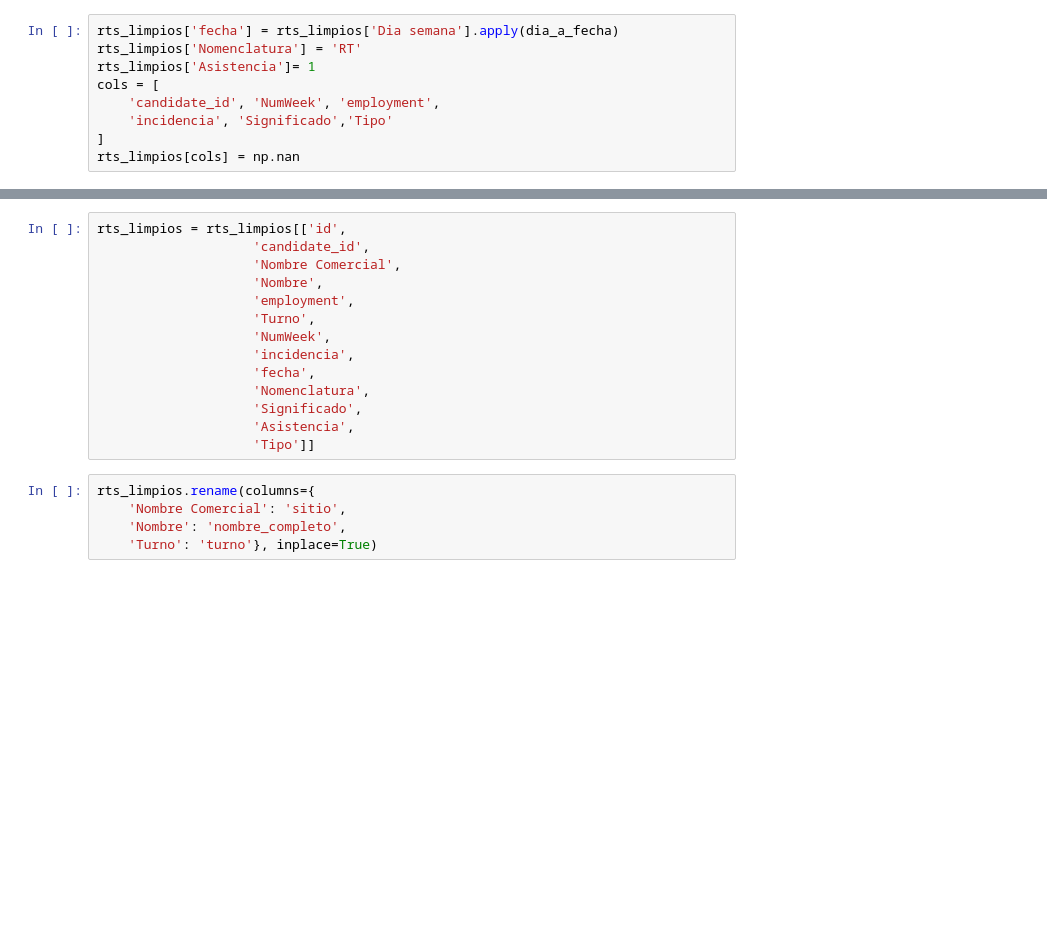
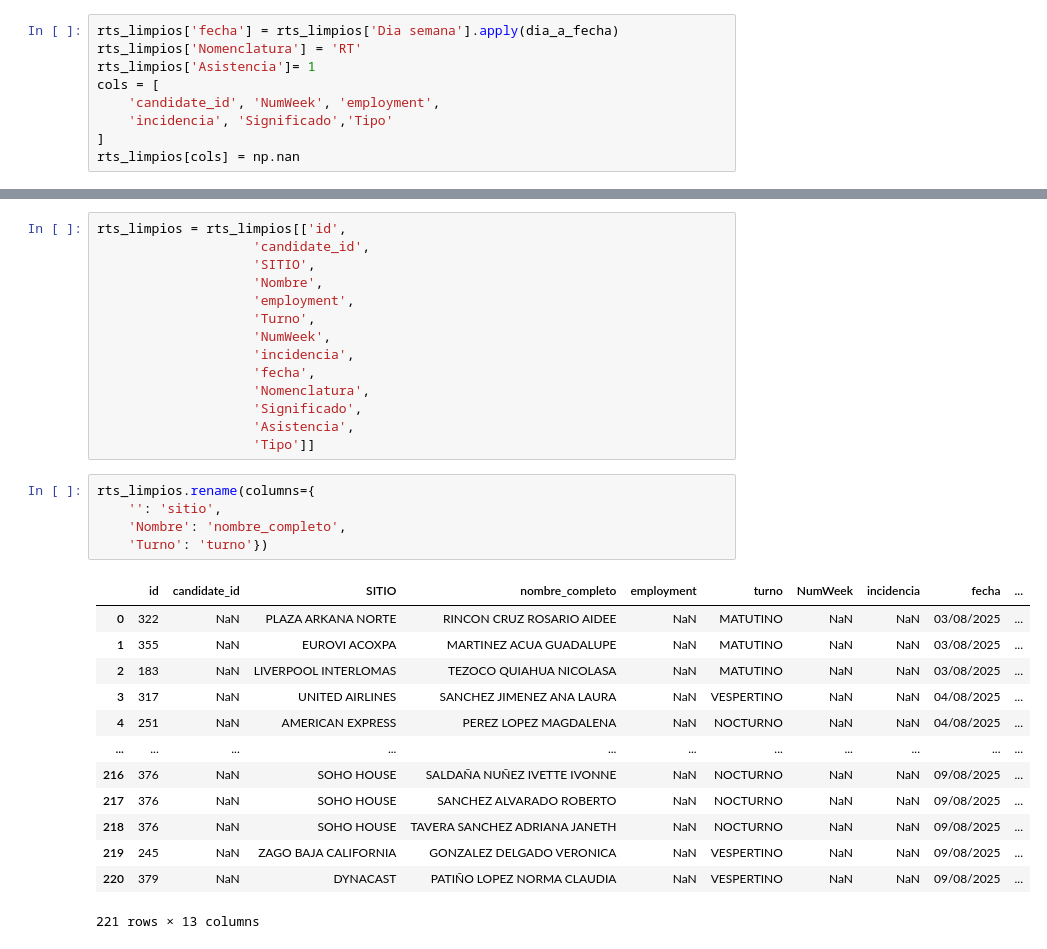
Before and after one commit to Axel3D2Y/Centro-de-control, a Jupyter notebook: Actualizaciones/Actualizacion rt's.ipynb, the cells around one changed output, grey strips where cells are left out. Cells and saved outputs as stored; diff of their text form; blank space fills up the shorter version.

```diff
--- a/Actualizaciones/Actualizacion rt's.ipynb
+++ b/Actualizaciones/Actualizacion rt's.ipynb
@@ -51,7 +83,7 @@ rts_limpios= pd.merge(
 # %%
 rts_limpios = rts_limpios[['id',
                     'candidate_id',
-                    'Nombre Comercial',
+                    'SITIO',
                     'Nombre',
                     'employment',
                     'Turno',
@@ -64,9 +96,23 @@ rts_limpios = rts_limpios[['id',
                     'Tipo']]
 # %%
 rts_limpios.rename(columns={
-    'Nombre Comercial': 'sitio',
+    '': 'sitio',
     'Nombre': 'nombre_completo',
-    'Turno': 'turno'}, inplace=True)
+    'Turno': 'turno'})
+# %% [output]
+|  | id | candidate_id | SITIO | nombre_completo | employment | turno | NumWeek | incidencia | fecha | ... |
+| 0 | 322 | NaN | PLAZA ARKANA NORTE | RINCON CRUZ ROSARIO AIDEE | NaN | MATUTINO | NaN | NaN | 03/08/2025 | ... |
+| 1 | 355 | NaN | EUROVI ACOXPA | MARTINEZ ACUA GUADALUPE | NaN | MATUTINO | NaN | NaN | 03/08/2025 | ... |
+| 2 | 183 | NaN | LIVERPOOL INTERLOMAS | TEZOCO QUIAHUA NICOLASA | NaN | MATUTINO | NaN | NaN | 03/08/2025 | ... |
+| 3 | 317 | NaN | UNITED AIRLINES | SANCHEZ JIMENEZ ANA LAURA | NaN | VESPERTINO | NaN | NaN | 04/08/2025 | ... |
+| 4 | 251 | NaN | AMERICAN EXPRESS | PEREZ LOPEZ MAGDALENA | NaN | NOCTURNO | NaN | NaN | 04/08/2025 | ... |
+| ... | ... | ... | ... | ... | ... | ... | ... | ... | ... | ... |
+| 216 | 376 | NaN | SOHO HOUSE | SALDAÑA NUÑEZ IVETTE IVONNE | NaN | NOCTURNO | NaN | NaN | 09/08/2025 | ... |
+| 217 | 376 | NaN | SOHO HOUSE | SANCHEZ ALVARADO ROBERTO | NaN | NOCTURNO | NaN | NaN | 09/08/2025 | ... |
+| 218 | 376 | NaN | SOHO HOUSE | TAVERA SANCHEZ ADRIANA JANETH | NaN | NOCTURNO | NaN | NaN | 09/08/2025 | ... |
+| 219 | 245 | NaN | ZAGO BAJA CALIFORNIA | GONZALEZ DELGADO VERONICA | NaN | VESPERTINO | NaN | NaN | 09/08/2025 | ... |
+| 220 | 379 | NaN | DYNACAST | PATIÑO LOPEZ NORMA CLAUDIA | NaN | VESPERTINO | NaN | NaN | 09/08/2025 | ... |
+221 rows × 13 columns
 # %%
 rts_limpios
 # %% [output]
```
Also changed, not shown: parts of 6 cells of this notebook, 1 other file.
